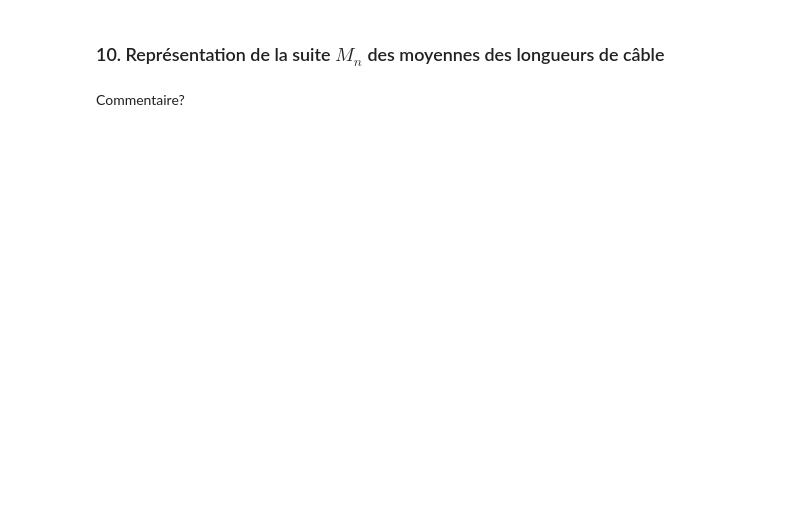
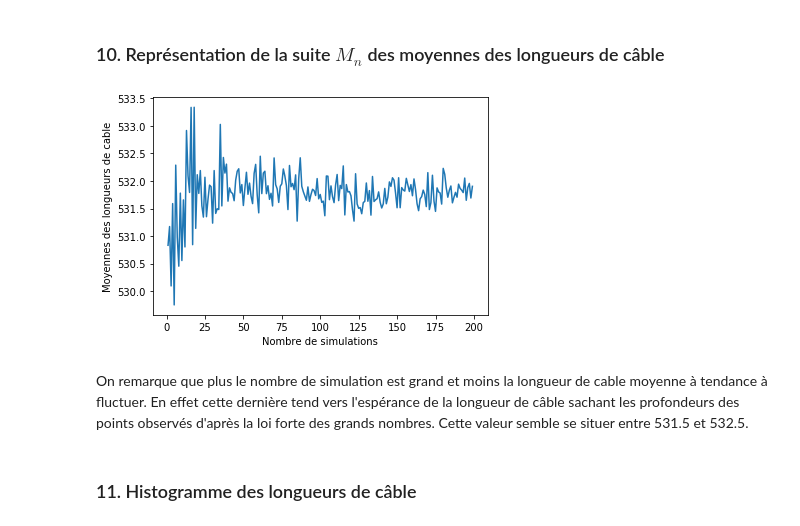
Before and after one commit to HugoTissot/Projet-Math-Informatique-Probabilites, a Jupyter notebook: Projet_maths_probas .ipynb, the cells around one changed output. Drawn from its saved outputs; the diff is of its cells as text; code cells hidden in the pictures; blank space fills up the shorter version.

```diff
--- a/Projet_maths_probas .ipynb
+++ b/Projet_maths_probas .ipynb
@@ -294,20 +307,23 @@ NameError: name 'Z' is not defined
 # %%
 def long_cable(vect_profondeur, pas) :
     L = 0
-    l= vect_profondeur.shape[0]
 
-    for i in range(1,l) :
+    for i in range(1,len(vect_profondeur)) :
         L += np.sqrt(pas**2 + (vect_profondeur[i] - vect_profondeur[i-1])**2)
     return L
 # %% [markdown]
 ### 9. Calcul longueur de câble pour 100 simulations
 # %%
-longueurs=[]
+longueurs_sans_esp = []
+longueurs_avec_esp = []
 for i in range(100):
-    l=long_cable(boxMuller(),Delta)
-    longueurs.append(l)
-print(f"L'espérance conditionnelle (estimée) de la longueur vaut: {sum(longeurs)/100}")
+    l_sans_esp = long_cable(boxMuller(),Delta) #Longueur de cable pour une simulation en travaillant à partir de la liste des 101 profondeurs
+    longueurs_sans_esp.append(l_sans_esp)
+
+    l_avec_esp = long_cable(esp_inc_sachant_obs,Delta) #Longueur de cable pour le fond marin "lissé" après être passé par l'espérance des points
+    longueurs_avec_esp.append(l_avec_esp)
+print(f"L'espérance conditionnelle (estimée) de la longueur vaut: {sum(longueurs_sans_esp)/100}")
 
 
-print(f"La longueur de l'espérance conditionnelle vaut:{long_cable(esp_inc_sachant_obs,Delta)}")
+print(f"La longueur de l'espérance conditionnelle vaut:{sum(longueurs_avec_esp)/100}")
 # %% [output]
@@ -317,18 +334,25 @@ On remarque que le longueur de l'espérance conditionnelle est plus petite que l
 # %% [markdown]
 ### 10. Représentation de la suite $M_{n}$ des moyennes des longueurs de câble
 # %%
-les_moy=[]
-les_simul=np.arange(1,201) #doute sur l'arange
-for n in range(1,201):
-    longueurs=[]
-    for i in range(n):
-        l=long_cable(boxMuller(),Delta)
-        longueurs.append(l)
-    les_moy.append(sum(longueurs)/n)
+def rep_M(n):
+    les_moy=[]
+    les_simul=np.arange(1,n)
+    for p in range(1,n):
+        longueurs=[]
+        for i in range(p):
+            l=long_cable(boxMuller(),Delta)
+            longueurs.append(l)
+        les_moy.append(sum(longueurs)/p)
 
-plt.plot(les_simul,les_moy)
-plt.xlabel("Nombre de simulations")
-plt.ylabel("Moyennes des longueurs de cable")
-plt.show()
+    plt.plot(les_simul,les_moy)
+    plt.xlabel("Nombre de simulations")
+    plt.ylabel("Moyennes des longueurs de cable")
+    plt.show()
+
+rep_M(200)
+# %% [output]
+[figure, added]
-# %% [markdown]
-Commentaire?
+# %% [markdown]
+On remarque que plus le nombre de simulation est grand et moins la longueur de cable moyenne à tendance à fluctuer. En effet cette dernière tend vers l'espérance de la longueur de câble sachant les profondeurs des points observés d'après la loi forte des grands nombres. Cette valeur semble se situer entre 531.5 et 532.5.
+# %% [markdown]
+### 11. Histogramme des longueurs de câble
```
Also changed, not shown: parts of 32 cells of this notebook.
